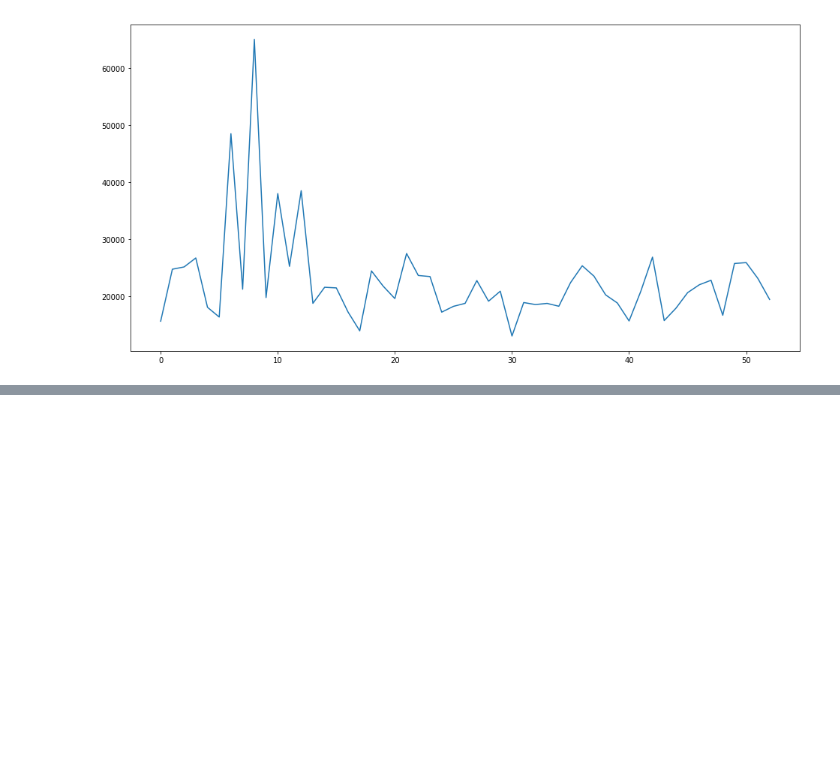
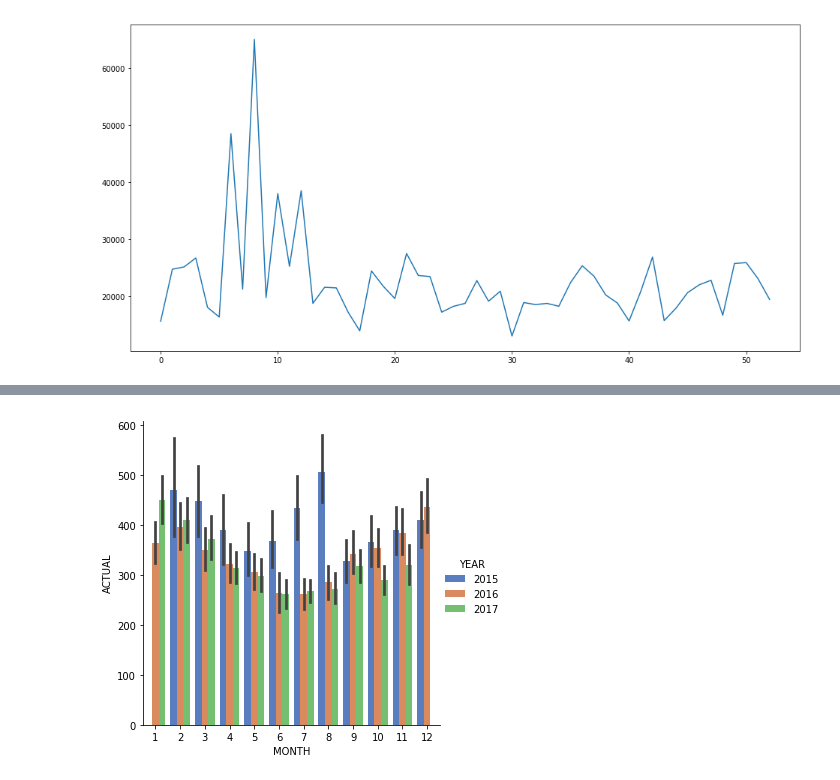
Before and after one commit to antonlagunov1623/ITechArt_lab, a Jupyter notebook: task1.ipynb, the cells around one changed output, grey strips where cells are left out. Drawn from its saved outputs; the diff is of its cells as text; code cells hidden in the pictures; blank space fills up the shorter version.

```diff
--- a/task1.ipynb
+++ b/task1.ipynb
@@ -1355,0 +1403,4 @@ plt.show()
+# %%
+vit_c['YEAR'] = [d.year for d in vit_c['WEEK']]
+vit_c['MONTH'] = [d.month for d in vit_c['WEEK']]
+vit_c['DAY'] = [d.day for d in vit_c['WEEK']]
@@ -1355,0 +1427,4 @@ plt.show()
+# %%
+sns.catplot(x='MONTH', y='ACTUAL', hue='YEAR', data=vit_c, kind='bar', palette='muted');
+# %% [output]
+[figure, added]
```
Also changed, not shown: parts of 37 cells of this notebook.
